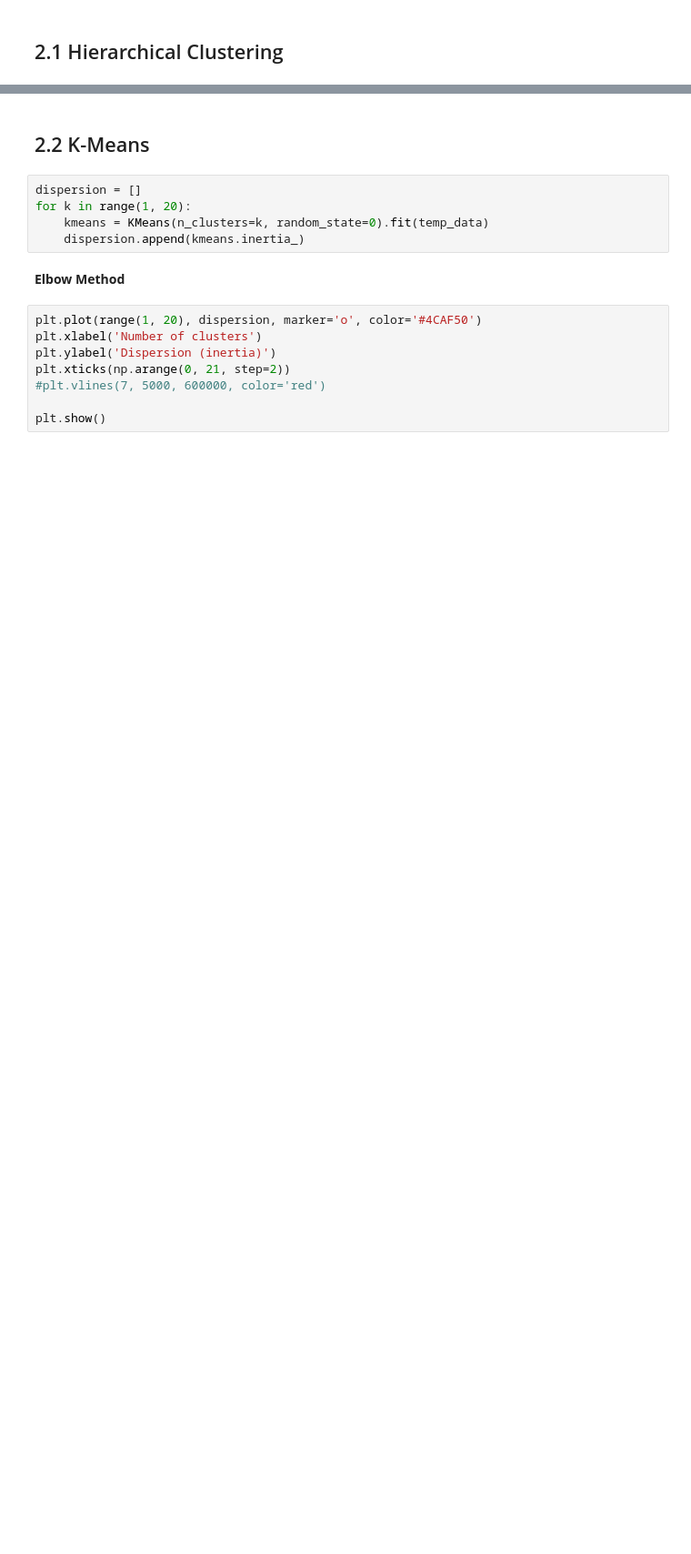
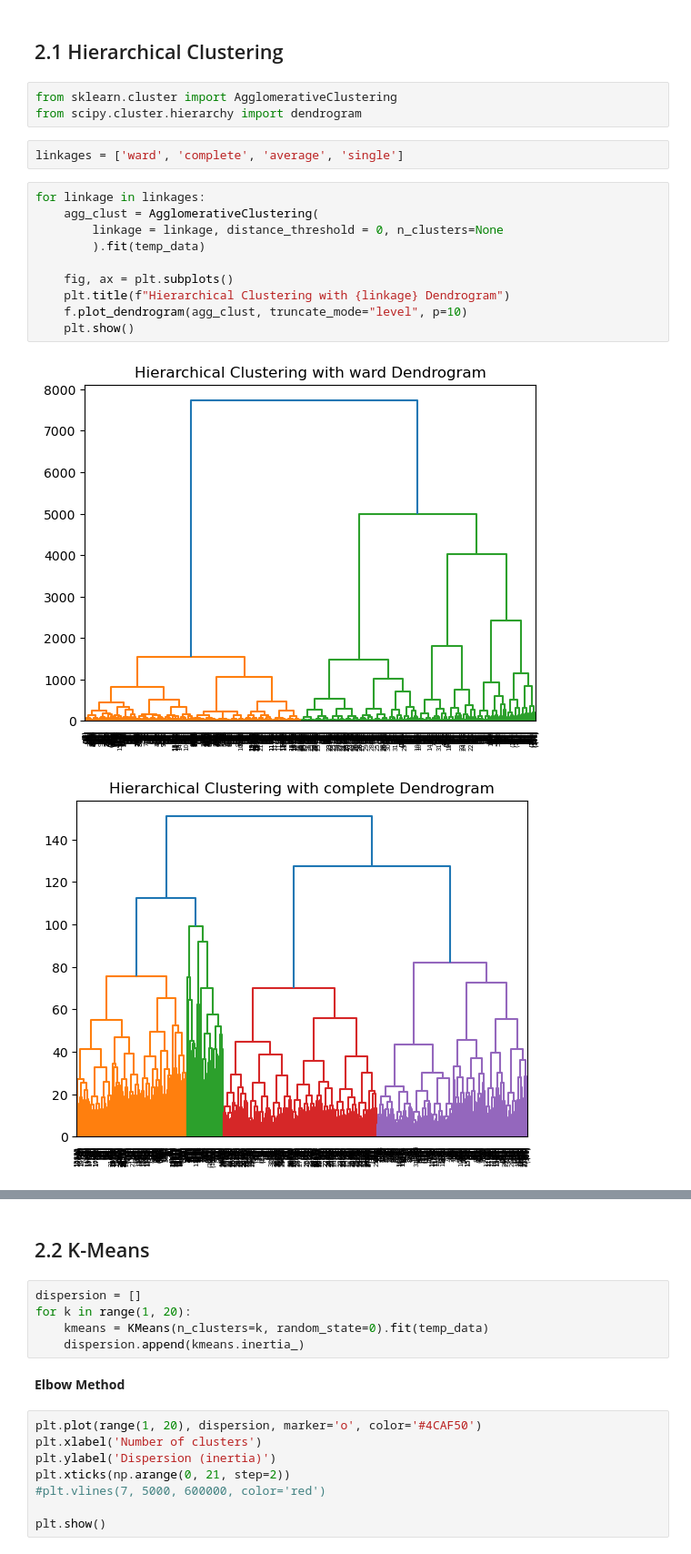
Before and after one commit to antoniooliveira03/data_mining, a Jupyter notebook: temp_data segmentation.ipynb, the cells around one changed output, grey strips where cells are left out. Shown at 91% size. Saved outputs shown, nothing was run; the diff lists cells and outputs as text; blank space fills up the shorter version.

```diff
--- a/temp_data segmentation.ipynb
+++ b/temp_data segmentation.ipynb
@@ -69,2 +72,20 @@ temp_data
 # %% [markdown]
 ## 2.1 Hierarchical Clustering
+# %%
+from sklearn.cluster import AgglomerativeClustering
+from scipy.cluster.hierarchy import dendrogram
+# %%
+linkages = ['ward', 'complete', 'average', 'single']
+# %%
+for linkage in linkages:
+    agg_clust = AgglomerativeClustering(
+        linkage = linkage, distance_threshold = 0, n_clusters=None
+        ).fit(temp_data)
+
+    fig, ax = plt.subplots()
+    plt.title(f"Hierarchical Clustering with {linkage} Dendrogram")
+    f.plot_dendrogram(agg_clust, truncate_mode="level", p=10)
+    plt.show()
+# %% [output]
+[figure, added]
+[figure, added]
```
Also changed, not shown: parts of 8 cells of this notebook.
